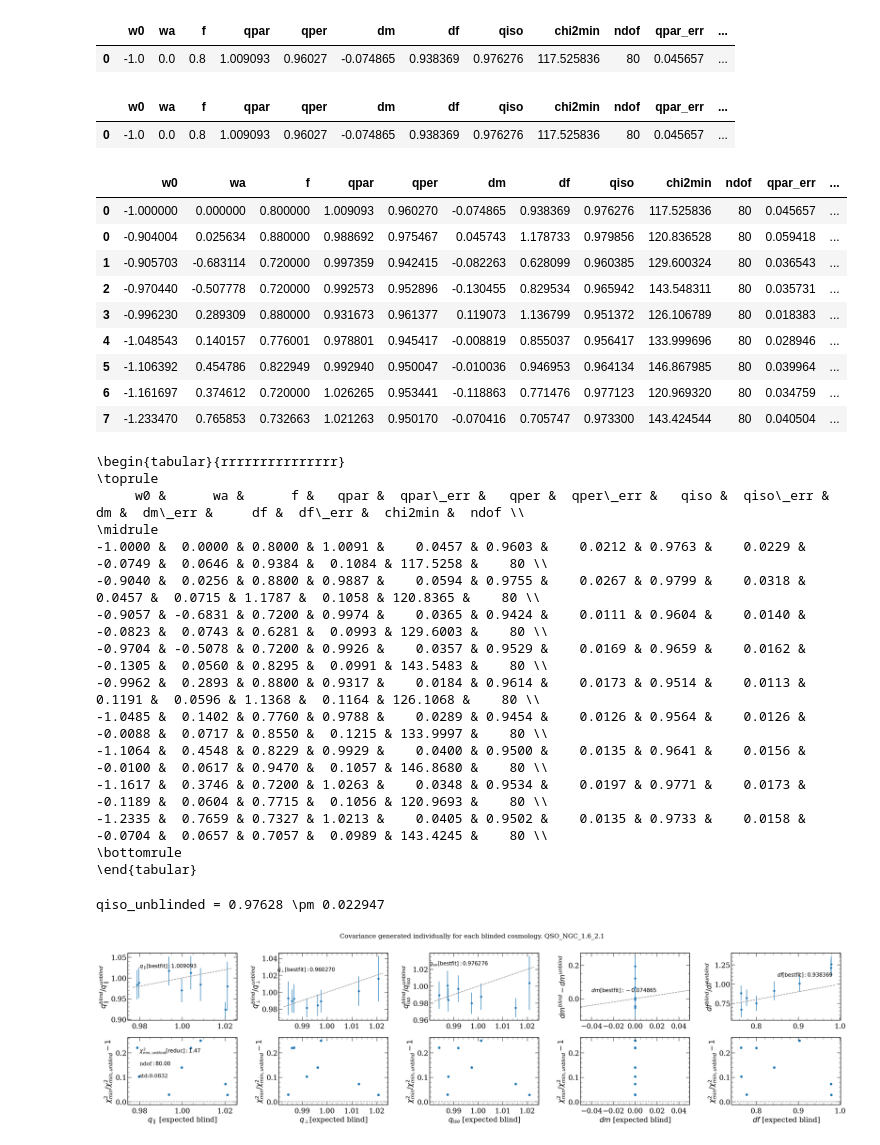
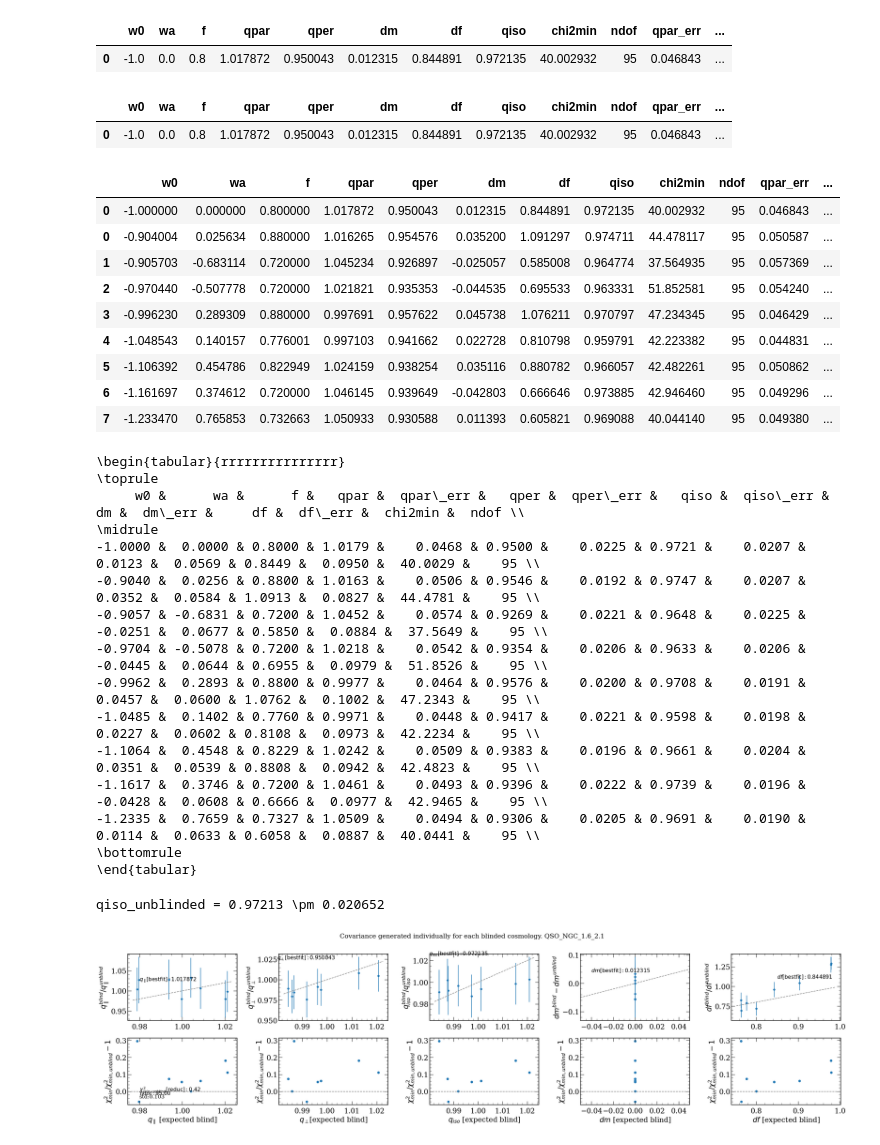
Before and after one commit to cosmodesi/desi-y1-kp45, a Jupyter notebook: blinding/nb/plot_fs.ipynb, the cells around one changed output. Drawn from its saved outputs; the diff is of its cells as text; code cells hidden in the pictures.

Commit message:
Added bash for on_the_fly_GaussianCovariance_matrix

```diff
--- a/blinding/nb/plot_fs.ipynb
+++ b/blinding/nb/plot_fs.ipynb
@@ -28,12 +28,12 @@ plt.rcParams['xtick.major.pad']= 8
 tracer = 'QSO'
 region = 'NGC' # choices=['NGC', 'SGC', 'NS', 'S', 'NGCS', 'SGCS', 'N']
 theory_name = 'fs'
-clustering_statistics = 'xi' # choices=['pk', 'xi']
+clustering_statistics = 'pk' # choices=['pk', 'xi']
 zmin, zmax, b0 = {'LRG': (0.4, 1.1, 1.7), 'ELG': (1.1, 1.6, 0.84), 'QSO': (1.6, 2.1, 1.2)}[tracer]
 # %%
-base_dir =  '/global/cfs/cdirs/desi/users/uendert/blinding/' #'/global/homes/u/uendert/desi-y1-kp45/blinding' #'..'
-profiles_fn = sorted(glob.glob(os.path.join(base_dir, 'blinded', 'test_w0-*','on-the-fly_covariance_matrix', '{}'.format(theory_name), '{}'.format(clustering_statistics), 'profile_{}_{}_{}_{}.npy'.format(tracer, region, zmin, zmax))))
-profiles_unblinded_fn = os.path.join(base_dir, 'unblinded','on-the-fly_covariance_matrix', '{}'.format(theory_name), '{}'.format(clustering_statistics),'profile_{}_{}_{}_{}.npy'.format(tracer, region, zmin, zmax))
+base_dir = '/global/cfs/cdirs/desi/users/uendert/blinding/' #'/global/homes/u/uendert/desi-y1-kp45/blinding' #'..'
+profiles_fn = sorted(glob.glob(os.path.join(base_dir, 'blinded', 'test_w0-*','on_the_fly_GaussianCovariance_matrix', '{}'.format(theory_name), '{}'.format(clustering_statistics), 'profile_{}_{}_{}_{}.npy'.format(tracer, region, zmin, zmax))))
+profiles_unblinded_fn = os.path.join(base_dir, 'unblinded','on_the_fly_GaussianCovariance_matrix', '{}'.format(theory_name), '{}'.format(clustering_statistics),'profile_{}_{}_{}_{}.npy'.format(tracer, region, zmin, zmax))
 # %%
 from desilike.samples import Profiles
 # %%
@@ -114,7 +114,7 @@ cosmo_unblinded = pd.concat([cosmo_unblinded, df_error_unblinded], axis=1)
 cosmo_unblinded
 # %% [output]
 |  | w0 | wa | f | qpar | qper | dm | df | qiso | chi2min | ndof | qpar_err | ... |
-| 0 | -1.0 | 0.0 | 0.8 | 1.009093 | 0.96027 | -0.074865 | 0.938369 | 0.976276 | 117.525836 | 80 | 0.045657 | ... |
+| 0 | -1.0 | 0.0 | 0.8 | 1.017872 | 0.950043 | 0.012315 | 0.844891 | 0.972135 | 40.002932 | 95 | 0.046843 | ... |
 # %%
 base = '/global/cfs/cdirs/desi/survey/catalogs/main/mocks/FirstGenMocks/AbacusSummit/Y1/mock1/LSScats/'
 data_dir = base + 'blinded/jmena/test_w0-*/LSScats/blinded/'
@@ -139,20 +139,20 @@ blinded_concat = pd.concat([cosmo_unblinded, cosmo_blinded ], axis=0)
 cosmo_unblinded
 # %% [output]
 |  | w0 | wa | f | qpar | qper | dm | df | qiso | chi2min | ndof | qpar_err | ... |
-| 0 | -1.0 | 0.0 | 0.8 | 1.009093 | 0.96027 | -0.074865 | 0.938369 | 0.976276 | 117.525836 | 80 | 0.045657 | ... |
+| 0 | -1.0 | 0.0 | 0.8 | 1.017872 | 0.950043 | 0.012315 | 0.844891 | 0.972135 | 40.002932 | 95 | 0.046843 | ... |
 # %%
 blinded_concat
 # %% [output]
 |  | w0 | wa | f | qpar | qper | dm | df | qiso | chi2min | ndof | qpar_err | ... |
-| 0 | -1.000000 | 0.000000 | 0.800000 | 1.009093 | 0.960270 | -0.074865 | 0.938369 | 0.976276 | 117.525836 | 80 | 0.045657 | ... |
-| 0 | -0.904004 | 0.025634 | 0.880000 | 0.988692 | 0.975467 | 0.045743 | 1.178733 | 0.979856 | 120.836528 | 80 | 0.059418 | ... |
-| 1 | -0.905703 | -0.683114 | 0.720000 | 0.997359 | 0.942415 | -0.082263 | 0.628099 | 0.960385 | 129.600324 | 80 | 0.036543 | ... |
-| 2 | -0.970440 | -0.507778 | 0.720000 | 0.992573 | 0.952896 | -0.130455 | 0.829534 | 0.965942 | 143.548311 | 80 | 0.035731 | ... |
-| 3 | -0.996230 | 0.289309 | 0.880000 | 0.931673 | 0.961377 | 0.119073 | 1.136799 | 0.951372 | 126.106789 | 80 | 0.018383 | ... |
-| 4 | -1.048543 | 0.140157 | 0.776001 | 0.978801 | 0.945417 | -0.008819 | 0.855037 | 0.956417 | 133.999696 | 80 | 0.028946 | ... |
-| 5 | -1.106392 | 0.454786 | 0.822949 | 0.992940 | 0.950047 | -0.010036 | 0.946953 | 0.964134 | 146.867985 | 80 | 0.039964 | ... |
-| 6 | -1.161697 | 0.374612 | 0.720000 | 1.026265 | 0.953441 | -0.118863 | 0.771476 | 0.977123 | 120.969320 | 80 | 0.034759 | ... |
-| 7 | -1.233470 | 0.765853 | 0.732663 | 1.021263 | 0.950170 | -0.070416 | 0.705747 | 0.973300 | 143.424544 | 80 | 0.040504 | ... |
+| 0 | -1.000000 | 0.000000 | 0.800000 | 1.017872 | 0.950043 | 0.012315 | 0.844891 | 0.972135 | 40.002932 | 95 | 0.046843 | ... |
+| 0 | -0.904004 | 0.025634 | 0.880000 | 1.016265 | 0.954576 | 0.035200 | 1.091297 | 0.974711 | 44.478117 | 95 | 0.050587 | ... |
+| 1 | -0.905703 | -0.683114 | 0.720000 | 1.045234 | 0.926897 | -0.025057 | 0.585008 | 0.964774 | 37.564935 | 95 | 0.057369 | ... |
+| 2 | -0.970440 | -0.507778 | 0.720000 | 1.021821 | 0.935353 | -0.044535 | 0.695533 | 0.963331 | 51.852581 | 95 | 0.054240 | ... |
+| 3 | -0.996230 | 0.289309 | 0.880000 | 0.997691 | 0.957622 | 0.045738 | 1.076211 | 0.970797 | 47.234345 | 95 | 0.046429 | ... |
+| 4 | -1.048543 | 0.140157 | 0.776001 | 0.997103 | 0.941662 | 0.022728 | 0.810798 | 0.959791 | 42.223382 | 95 | 0.044831 | ... |
+| 5 | -1.106392 | 0.454786 | 0.822949 | 1.024159 | 0.938254 | 0.035116 | 0.880782 | 0.966057 | 42.482261 | 95 | 0.050862 | ... |
+| 6 | -1.161697 | 0.374612 | 0.720000 | 1.046145 | 0.939649 | -0.042803 | 0.666646 | 0.973885 | 42.946460 | 95 | 0.049296 | ... |
+| 7 | -1.233470 | 0.765853 | 0.732663 | 1.050933 | 0.930588 | 0.011393 | 0.605821 | 0.969088 | 40.044140 | 95 | 0.049380 | ... |
 # %%
 df = pd.DataFrame(blinded_concat)
 df = df[["w0", "wa", "f", "qpar", "qpar_err", "qper", "qper_err", "qiso", "qiso_err", "dm", "dm_err", "df", "df_err", "chi2min", "ndof"]]
@@ -165,21 +165,21 @@ print(df.to_latex(index=False,
 \toprule
      w0 &      wa &      f &   qpar &  qpar\_err &   qper &  qper\_err &   qiso &  qiso\_err &      dm &  dm\_err &     df &  df\_err &  chi2min &  ndof \\
 \midrule
--1.0000 &  0.0000 & 0.8000 & 1.0091 &    0.0457 & 0.9603 &    0.0212 & 0.9763 &    0.0229 & -0.0749 &  0.0646 & 0.9384 &  0.1084 & 117.5258 &    80 \\
--0.9040 &  0.0256 & 0.8800 & 0.9887 &    0.0594 & 0.9755 &    0.0267 & 0.9799 &    0.0318 &  0.0457 &  0.0715 & 1.1787 &  0.1058 & 120.8365 &    80 \\
--0.9057 & -0.6831 & 0.7200 & 0.9974 &    0.0365 & 0.9424 &    0.0111 & 0.9604 &    0.0140 & -0.0823 &  0.0743 & 0.6281 &  0.0993 & 129.6003 &    80 \\
--0.9704 & -0.5078 & 0.7200 & 0.9926 &    0.0357 & 0.9529 &    0.0169 & 0.9659 &    0.0162 & -0.1305 &  0.0560 & 0.8295 &  0.0991 & 143.5483 &    80 \\
--0.9962 &  0.2893 & 0.8800 & 0.9317 &    0.0184 & 0.9614 &    0.0173 & 0.9514 &    0.0113 &  0.1191 &  0.0596 & 1.1368 &  0.1164 & 126.1068 &    80 \\
--1.0485 &  0.1402 & 0.7760 & 0.9788 &    0.0289 & 0.9454 &    0.0126 & 0.9564 &    0.0126 & -0.0088 &  0.0717 & 0.8550 &  0.1215 & 133.9997 &    80 \\
--1.1064 &  0.4548 & 0.8229 & 0.9929 &    0.0400 & 0.9500 &    0.0135 & 0.9641 &    0.0156 & -0.0100 &  0.0617 & 0.9470 &  0.1057 & 146.8680 &    80 \\
--1.1617 &  0.3746 & 0.7200 & 1.0263 &    0.0348 & 0.9534 &    0.0197 & 0.9771 &    0.0173 & -0.1189 &  0.0604 & 0.7715 &  0.1056 & 120.9693 &    80 \\
--1.2335 &  0.7659 & 0.7327 & 1.0213 &    0.0405 & 0.9502 &    0.0135 & 0.9733 &    0.0158 & -0.0704 &  0.0657 & 0.7057 &  0.0989 & 143.4245 &    80 \\
+-1.0000 &  0.0000 & 0.8000 & 1.0179 &    0.0468 & 0.9500 &    0.0225 & 0.9721 &    0.0207 &  0.0123 &  0.0569 & 0.8449 &  0.0950 &  40.0029 &    95 \\
+-0.9040 &  0.0256 & 0.8800 & 1.0163 &    0.0506 & 0.9546 &    0.0192 & 0.9747 &    0.0207 &  0.0352 &  0.0584 & 1.0913 &  0.0827 &  44.4781 &    95 \\
+-0.9057 & -0.6831 & 0.7200 & 1.0452 &    0.0574 & 0.9269 &    0.0221 & 0.9648 &    0.0225 & -0.0251 &  0.0677 & 0.5850 &  0.0884 &  37.5649 &    95 \\
+-0.9704 & -0.5078 & 0.7200 & 1.0218 &    0.0542 & 0.9354 &    0.0206 & 0.9633 &    0.0206 & -0.0445 &  0.0644 & 0.6955 &  0.0979 &  51.8526 &    95 \\
+-0.9962 &  0.2893 & 0.8800 & 0.9977 &    0.0464 & 0.9576 &    0.0200 & 0.9708 &    0.0191 &  0.0457 &  0.0600 & 1.0762 &  0.1002 &  47.2343 &    95 \\
+-1.0485 &  0.1402 & 0.7760 & 0.9971 &    0.0448 & 0.9417 &    0.0221 & 0.9598 &    0.0198 &  0.0227 &  0.0602 & 0.8108 &  0.0973 &  42.2234 &    95 \\
+-1.1064 &  0.4548 & 0.8229 & 1.0242 &    0.0509 & 0.9383 &    0.0196 & 0.9661 &    0.0204 &  0.0351 &  0.0539 & 0.8808 &  0.0942 &  42.4823 &    95 \\
+-1.1617 &  0.3746 & 0.7200 & 1.0461 &    0.0493 & 0.9396 &    0.0222 & 0.9739 &    0.0196 & -0.0428 &  0.0608 & 0.6666 &  0.0977 &  42.9465 &    95 \\
+-1.2335 &  0.7659 & 0.7327 & 1.0509 &    0.0494 & 0.9306 &    0.0205 & 0.9691 &    0.0190 &  0.0114 &  0.0633 & 0.6058 &  0.0887 &  40.0441 &    95 \\
 \bottomrule
 \end{tabular}
 # %%
 print(r'qiso_unblinded = {:.5} \pm {:.5}'.format(bestfit_unblinded['qiso'], qiso_error_unblinded['qiso'] ))
 # %% [output]
-qiso_unblinded = 0.97628 \pm 0.022947
+qiso_unblinded = 0.97213 \pm 0.020652
 # %%
 fig, ax = plt.subplots(2, 5, sharex='col')
 
@@ -226,32 +226,32 @@ ax[1, 2].set(ylabel=r'$\chi^2_{min} / \chi^2_{min, unblind} - 1$', xlabel=r'$q_{
 ax[1, 2].axhline(y=0., color='gray', linestyle='--')
 
 ax[0, 3].errorbar(expected['dm'], bestfit['dm'] - bestfit_unblinded['dm'], yerr=error['dm'], fmt='p') #row=0, col=0
 ax[0, 3].tick_params('x', labelbottom=True)
 ax[0, 3].set(ylabel=r'$dm^{blind} - dm^{unblind}$')
 ax[0, 3].set_xlim(-0.05, 0.05)
 ax[0, 3].plot(ax[0, 3].get_xlim(), ax[0, 3].get_xlim(), c='gray', linestyle='--')
 ax[0, 3].text(-0.04, 0.04, r'$dm{\rm[bestfit]}: %f$' % (bestfit_unblinded['dm']), fontsize=15)
 
 ax[1, 3].scatter(expected['dm'], bestfit['chi2min'] / bestfit_unblinded['chi2min'] - 1.) #row=1, col=0
 ax[1, 3].set(ylabel=r'$\chi^2_{min} / \chi^2_{min, unblind} - 1$', xlabel=r'$dm$ [expected blind]')
 ax[1, 3].axhline(y=0., color='gray', linestyle='--')
 
 ax[0, 4].errorbar(expected['df'], bestfit['df'] / bestfit_unblinded['df'], yerr=error['df'], fmt='p') #row=0, col=0
 ax[0, 4].tick_params('x', labelbottom=True)
 ax[0, 4].set(ylabel=r'$df^{blind} / df^{unblind}$')
 ax[0, 4].plot(ax[0, 4].get_xlim(), ax[0, 4].get_xlim(), c='gray', linestyle='--')
 ax[0, 4].text(0.85, 1.1, r'$df{\rm[bestfit]}: %f$' % (bestfit_unblinded['df']), fontsize=15)
 
 ax[1, 4].scatter(expected['df'], bestfit['chi2min'] / bestfit_unblinded['chi2min'] - 1.) #row=1, col=0
 ax[1, 4].set(ylabel=r'$\chi^2_{min} / \chi^2_{min, unblind} - 1$', xlabel=r'$df$ [expected blind]')
 ax[1, 4].axhline(y=0., color='gray', linestyle='--')
 
-if clustering_statistics == 'xi':
+if clustering_statistics == 'pk':
     fig.suptitle('Covariance generated individually for each blinded cosmology. {}_{}_{}_{}'.format(tracer, region, zmin, zmax), fontsize=18)
 else:
     fig.suptitle('Same covariance generated with unblinded cosmology. {}_{}_{}_{}'.format(tracer, region, zmin, zmax), fontsize=18)
 plt.tight_layout()
 # plt.savefig(os.path.join(base_dir, 'blinded', '{}_one2one_plot_{}_{}_{}_{}.png'.format(clustering_statistics, tracer, region, zmin, zmax)))
 plt.show()
 # %% [output]
-[figure, old version]
+[figure, new version]
```
Also changed, not shown: parts of 2 cells of this notebook, 2 other files.
